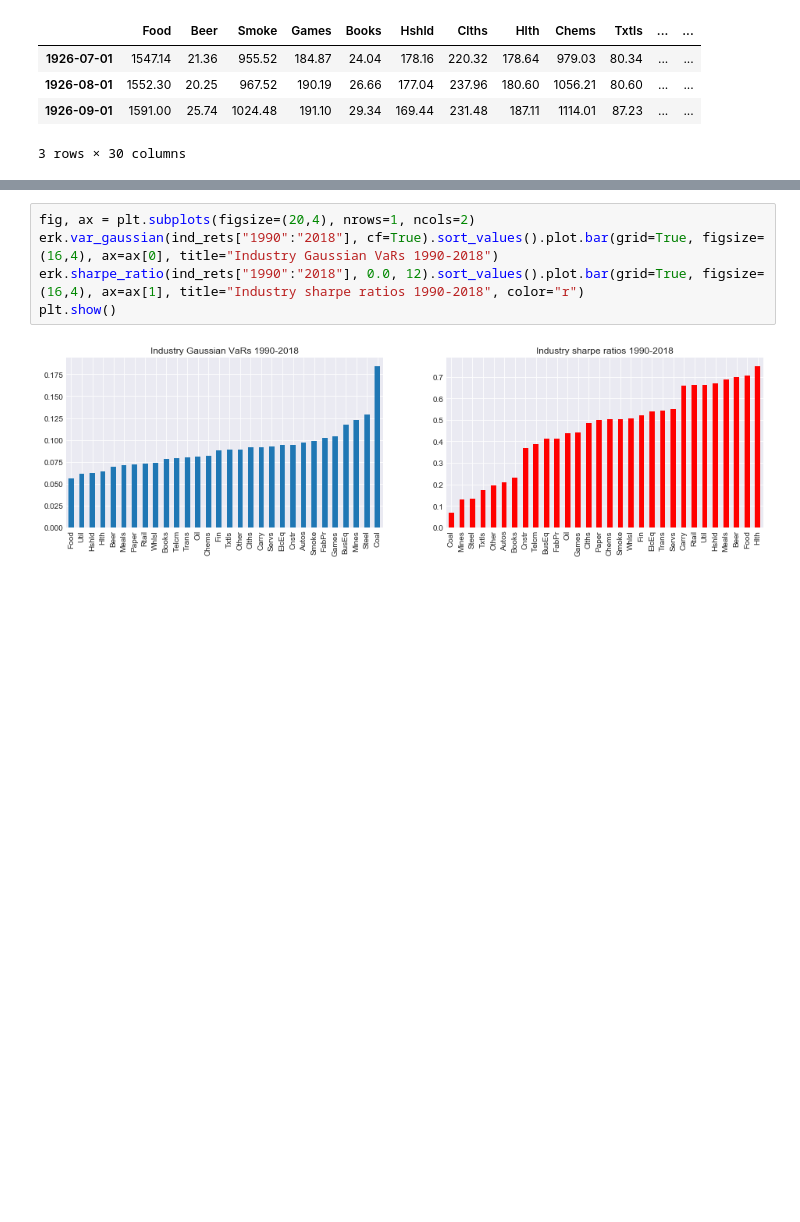
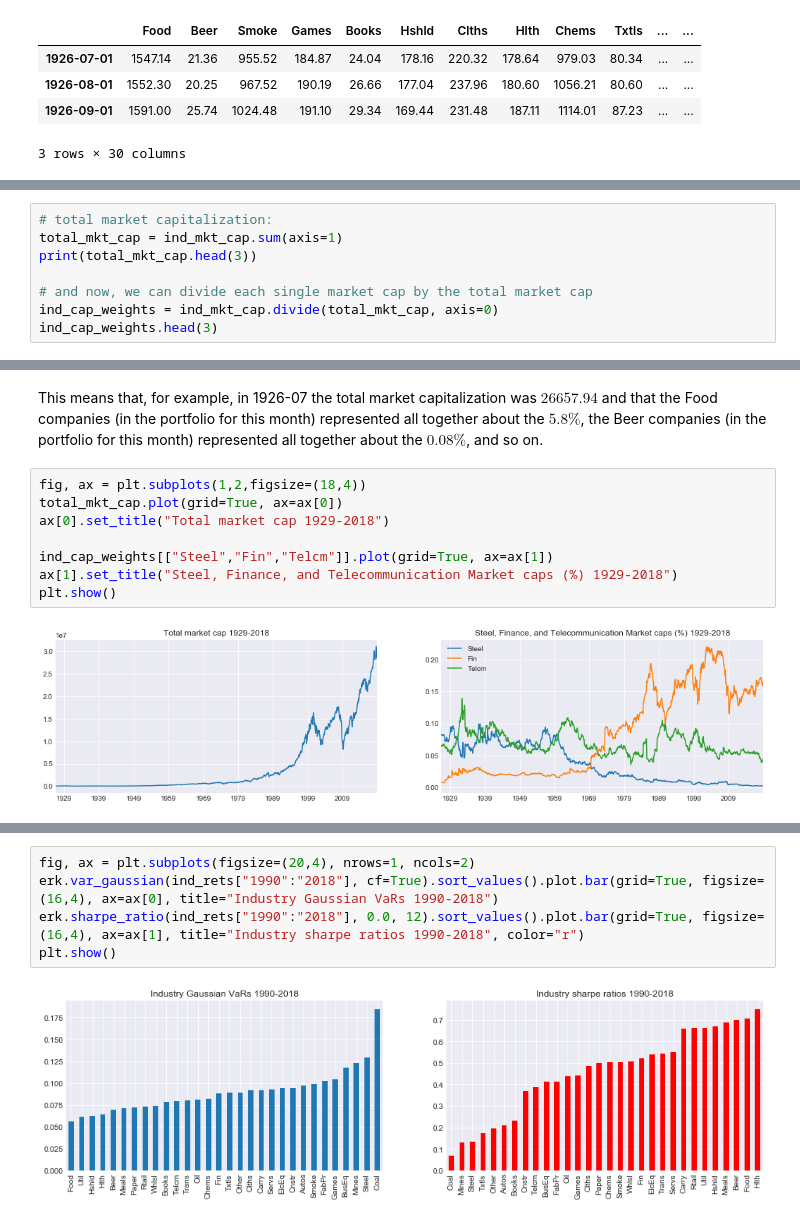
Before and after one commit to z4ir3/finance-courses, a Jupyter notebook: week-3.ipynb, the cells around one changed output, grey strips where cells are left out. Saved outputs shown, nothing was run; the diff lists cells and outputs as text; blank space fills up the shorter version.

Commit message:
make trailing total market returns

```diff
--- a/week-3.ipynb
+++ b/week-3.ipynb
@@ -99,0 +93,8 @@ total_mkt_cap.plot(figsize=(10,4), grid=True)
+# %%
+# total market capitalization:
+total_mkt_cap = ind_mkt_cap.sum(axis=1)
+print(total_mkt_cap.head(3))
+
+# and now, we can divide each single market cap by the total market cap
+ind_cap_weights = ind_mkt_cap.divide(total_mkt_cap, axis=0)
+ind_cap_weights.head(3)
@@ -99,0 +111,14 @@ total_mkt_cap.plot(figsize=(10,4), grid=True)
+# %% [markdown]
+This means that, for example, in 1926-07 the total market capitalization was $26657.94$ and that
+the Food companies (in the portfolio for this month) represented all together about the $5.8\%$,
+the Beer companies (in the portfolio for this month) represented all together about the $0.08\%$, and so on.
+# %%
+fig, ax = plt.subplots(1,2,figsize=(18,4))
+total_mkt_cap.plot(grid=True, ax=ax[0])
+ax[0].set_title("Total market cap 1929-2018")
+
+ind_cap_weights[["Steel","Fin","Telcm"]].plot(grid=True, ax=ax[1])
+ax[1].set_title("Steel, Finance, and Telecommunication Market caps (%) 1929-2018")
+plt.show()
+# %% [output]
+[figure, added]
```
Also changed, not shown: parts of 13 cells of this notebook.
